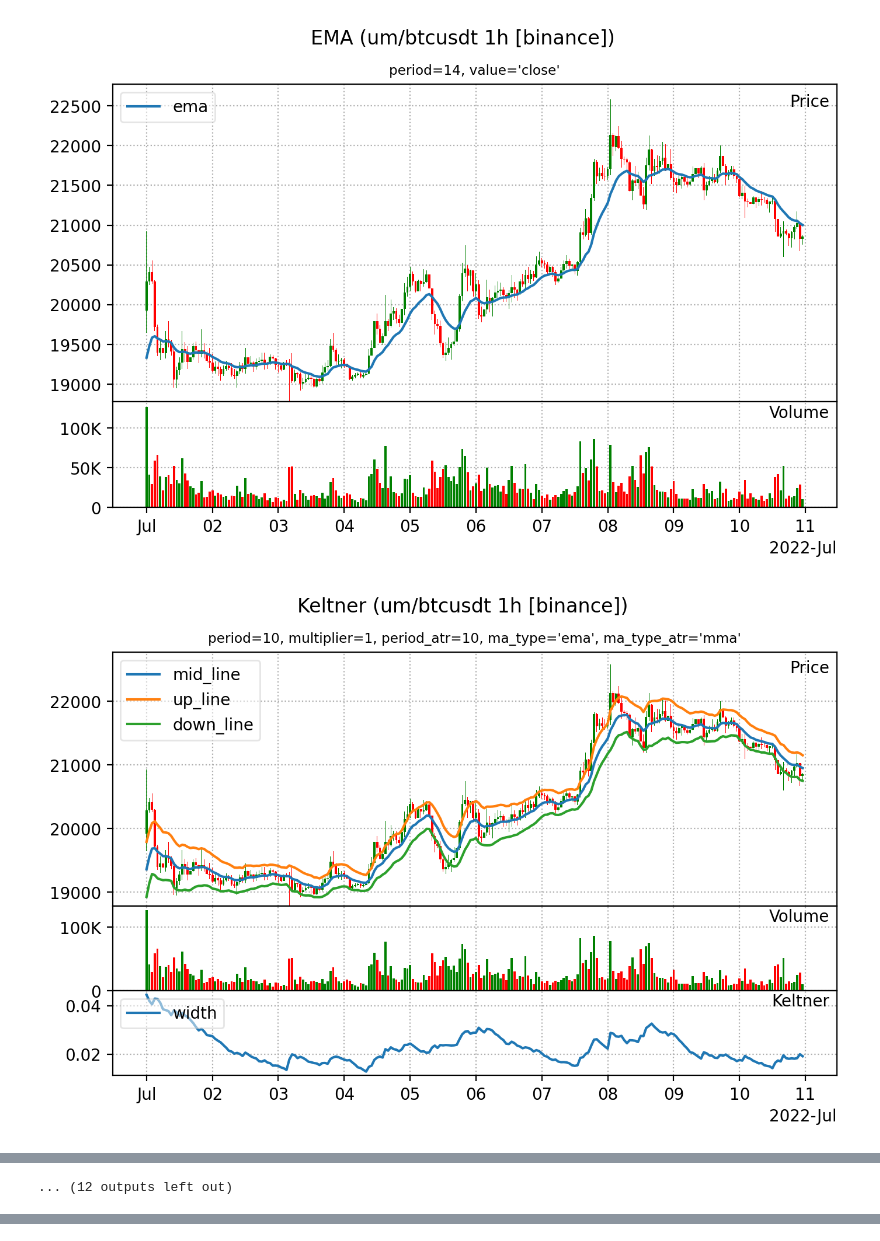
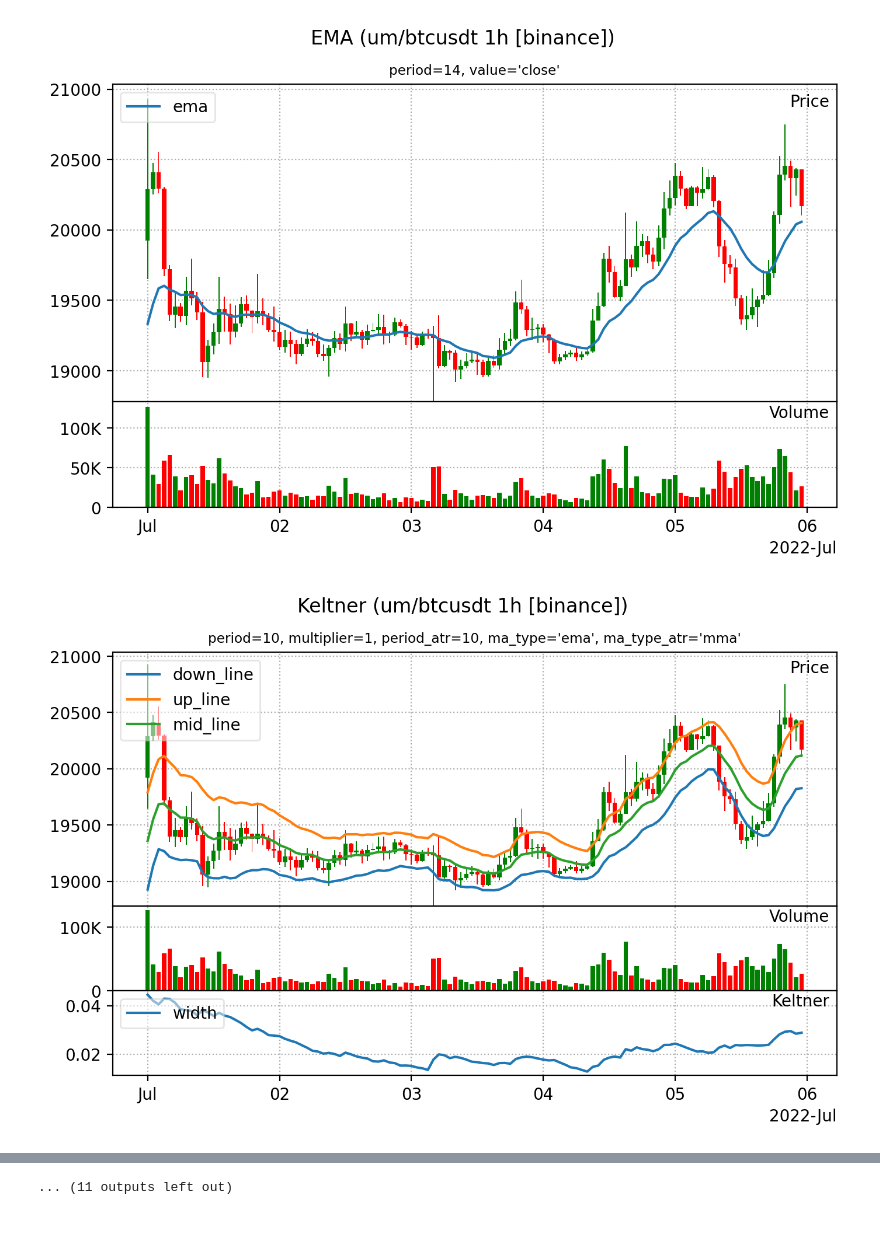
Before and after one commit to hal9000cc/live_trading_indicators, a Jupyter notebook: examples_show.ipynb, the cells around one changed output, grey strips where cells are left out. Cells and saved outputs as stored; diff of their text form; code cells hidden in the pictures.

```diff
--- a/examples_show.ipynb
+++ b/examples_show.ipynb
@@ -22,6 +22,6 @@ for indicator_name in lti.indicators_list():
         continue
     indicator = indicators.get_indicator(indicator_name)
     params = indicator_params.get(indicator_name, {})
-    out = indicator('um/btcusdt', '1h', 20220701, 20220710, **params)
+    out = indicator('um/btcusdt', '1h', 20220701, 20220705, **params)
     out.show()
 # %% [output]
@@ -39,2 +34,2 @@ AttributeError: source_data
-[figure, old version]
+[figure, new version]
-[figure, old version]
+[figure, new version]
@@ -44 +38,0 @@ AttributeError: source_data
-... (12 outputs left out)
@@ -44,0 +40 @@ AttributeError: source_data
+... (11 outputs left out)
```
Also changed, not shown: parts of 1 cell of this notebook.
